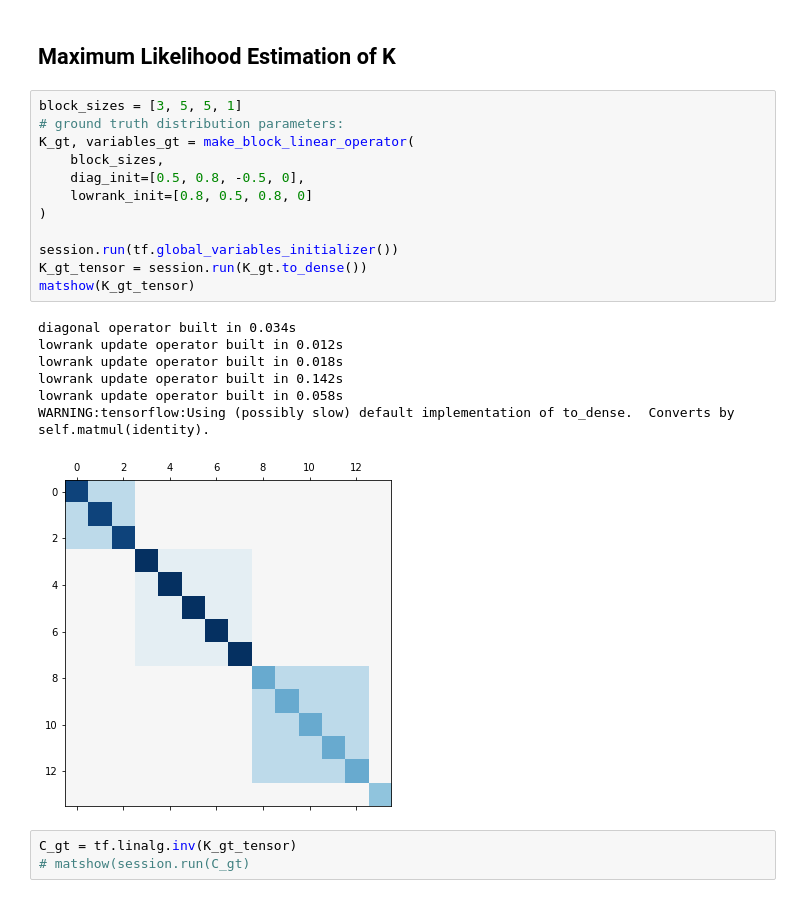
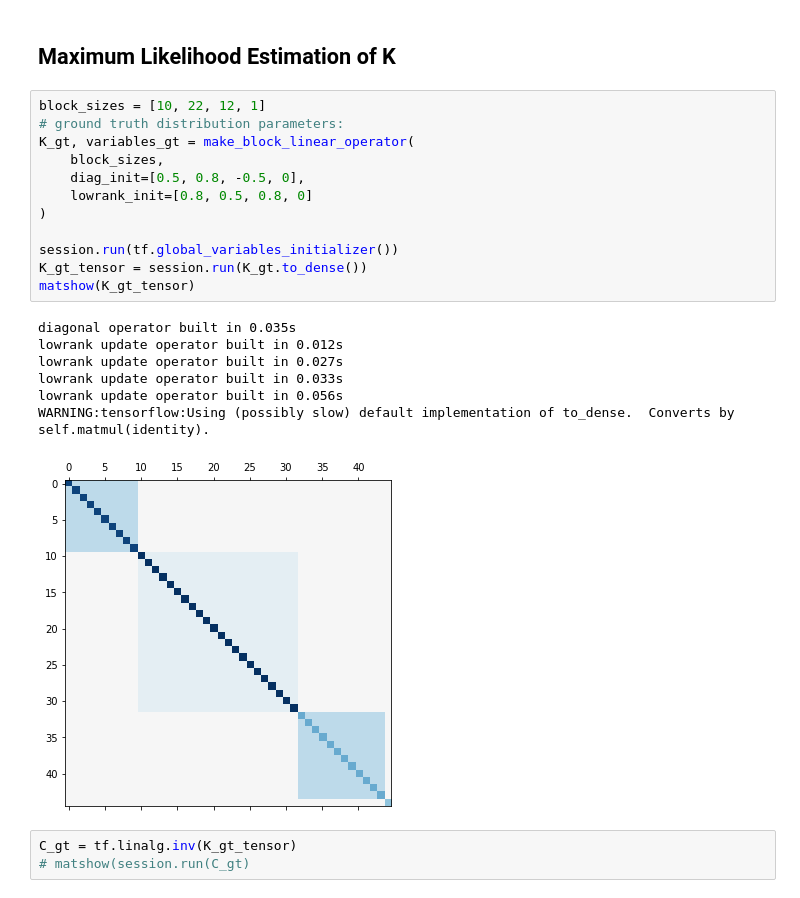
Before and after one commit to ogrisel/notebooks, a Jupyter notebook: precision_matrices.ipynb, the cells around one changed output. Drawn from its saved outputs; the diff is of its cells as text.

```diff
--- a/precision_matrices.ipynb
+++ b/precision_matrices.ipynb
@@ -195,25 +195,25 @@ Wall time: 436 ms
 # %% [markdown]
 ## Maximum Likelihood Estimation of K
 # %%
-block_sizes = [3, 5, 5, 1]
+block_sizes = [10, 22, 12, 1]
 # ground truth distribution parameters:
 K_gt, variables_gt = make_block_linear_operator(
     block_sizes,
     diag_init=[0.5, 0.8, -0.5, 0],
     lowrank_init=[0.8, 0.5, 0.8, 0]
 )
 
 session.run(tf.global_variables_initializer())
 K_gt_tensor = session.run(K_gt.to_dense())
 matshow(K_gt_tensor)
 # %% [output]
-diagonal operator built in 0.034s
+diagonal operator built in 0.035s
 lowrank update operator built in 0.012s
-lowrank update operator built in 0.018s
-lowrank update operator built in 0.142s
-lowrank update operator built in 0.058s
+lowrank update operator built in 0.027s
+lowrank update operator built in 0.033s
+lowrank update operator built in 0.056s
 WARNING:tensorflow:Using (possibly slow) default implementation of to_dense.  Converts by self.matmul(identity).
-[figure, old version]
+[figure, new version]
 # %%
 C_gt = tf.linalg.inv(K_gt_tensor)
 # matshow(session.run(C_gt)
```
